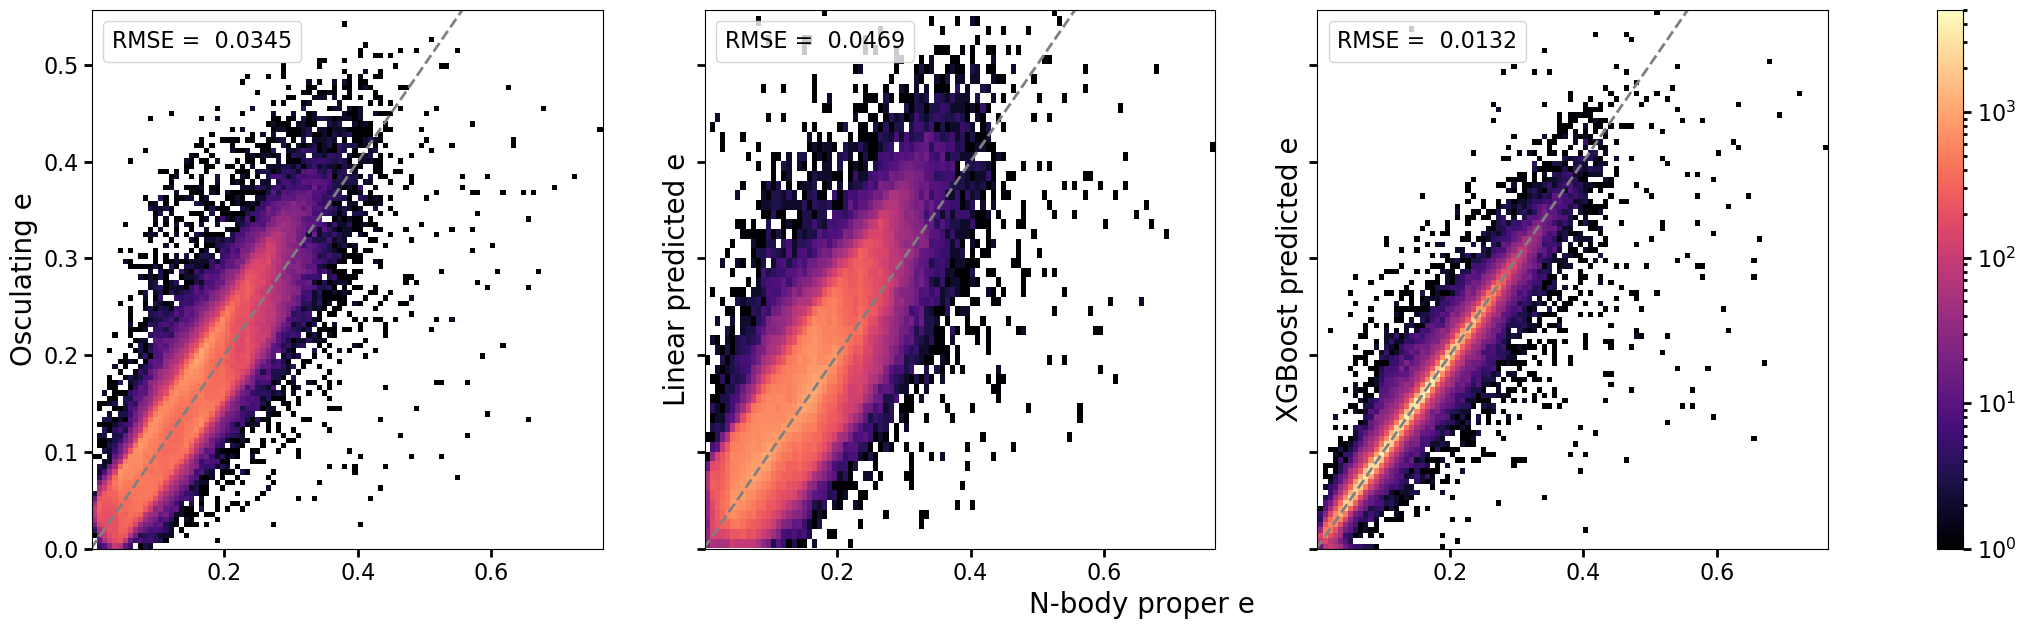
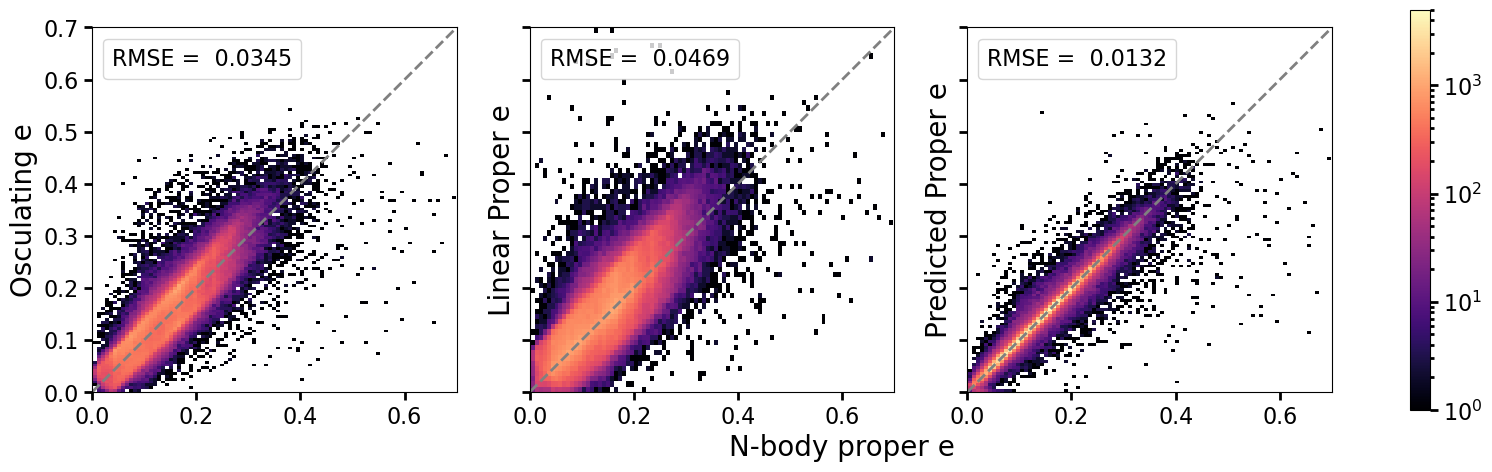
The change to this notebook cell's code, shown as a diff; its figure went from the first image to the second:
--- before
+++ after
@@ -7,5 +7,5 @@
 })
 
-fig, axs = plt.subplots(1, 3, figsize=(28, 7), sharex=True, sharey=True)
+fig, axs = plt.subplots(1, 3, figsize=(20, 5.2), sharex=True, sharey=True)
 bins = 100
 cmap = mpl.cm.magma
@@ -36,11 +36,14 @@
 		handlelength=0,
 		handletextpad=0)
+	ax.set_aspect(1)
+	ax.set_xlim(0,0.7)
+	ax.set_ylim(0,0.7)
 
 	if i == 0:
 		ax.set_ylabel("Osculating e")
 	elif i == 1:
-		ax.set_ylabel("Linear predicted e")
+		ax.set_ylabel("Linear Proper e")
 	else:
-		ax.set_ylabel("XGBoost predicted e")
+		ax.set_ylabel("Predicted Proper e")
 
 	ax.tick_params(axis='both')

Commit: clean up data folder and increase plot font sizes